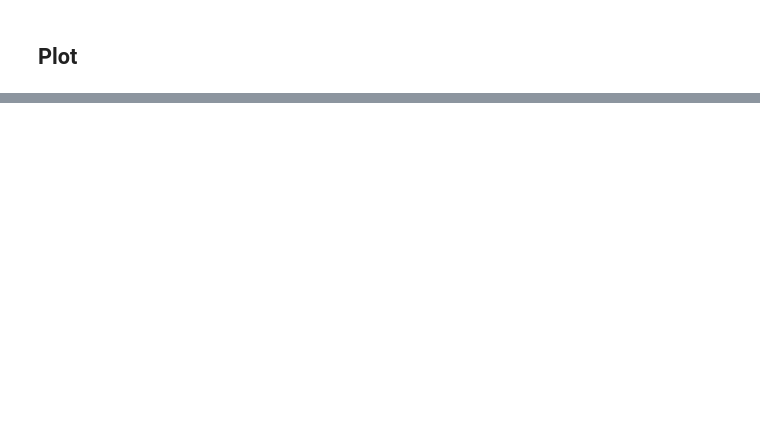
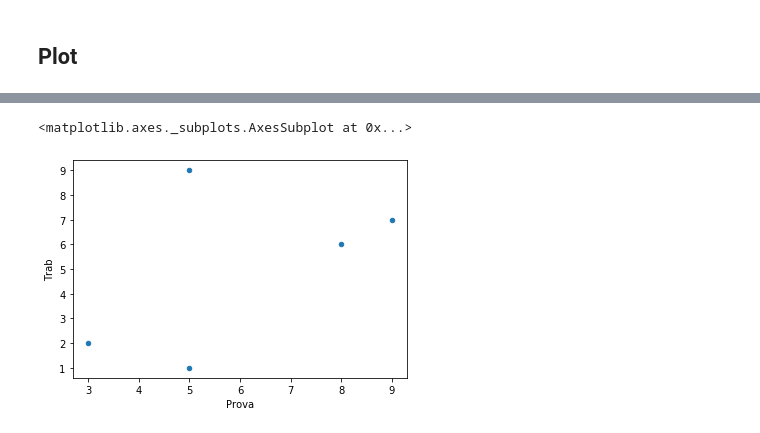
Before and after one commit to Daniel-Bertazzo/Intro-DS-2020.1, a Jupyter notebook: Aula2/exercicios_pandas.ipynb, the cells around one changed output, grey strips where cells are left out. Drawn from its saved outputs; the diff is of its cells as text; code cells hidden in the pictures; blank space fills up the shorter version.

```diff
--- a/Aula2/exercicios_pandas.ipynb
+++ b/Aula2/exercicios_pandas.ipynb
@@ -230,4 +312,8 @@ df[(df['Prova'] > 5) & ((df['Trab'] + df['Seminario']) / 2 >= 5.0)]
 # %%
 # cheque a relação entre as notas da prova e do trabalho
+df.plot.scatter(x='Prova', y='Trab')
+# %% [output]
+<matplotlib.axes._subplots.AxesSubplot at 0x...>
+[figure, added]
 # %%
 # cheque a relação entre as notas duas a duas
```
Also changed, not shown: parts of 11 cells of this notebook, 2 other files.
